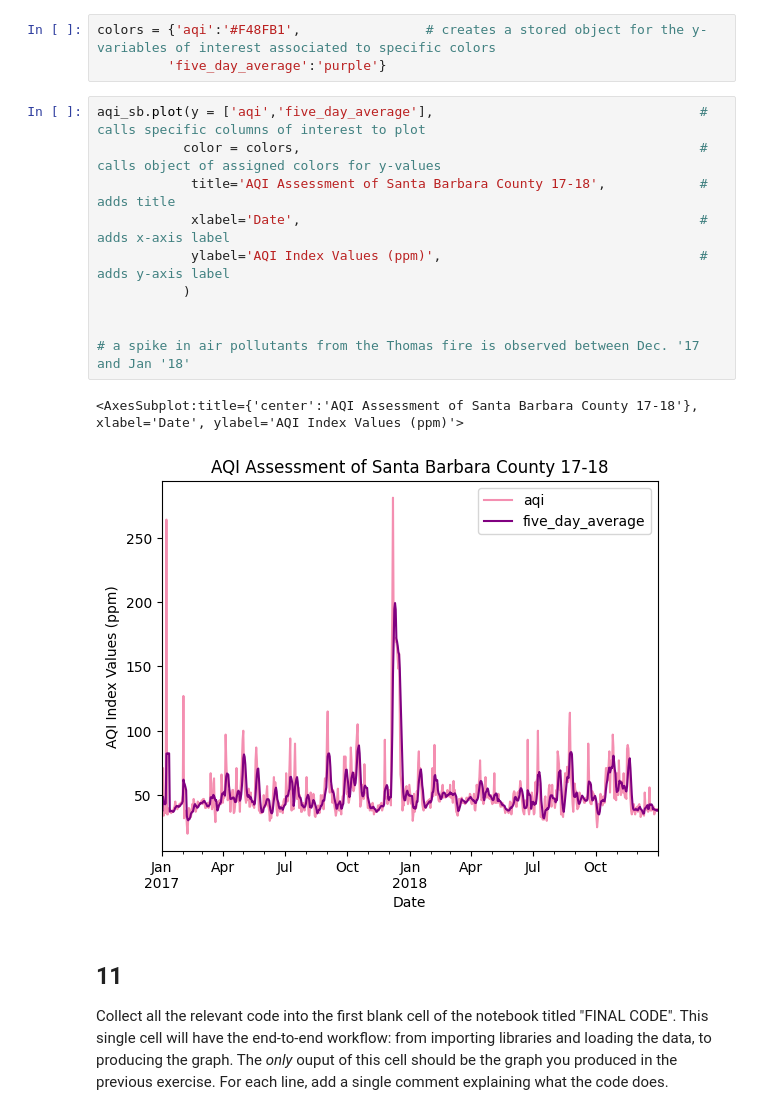
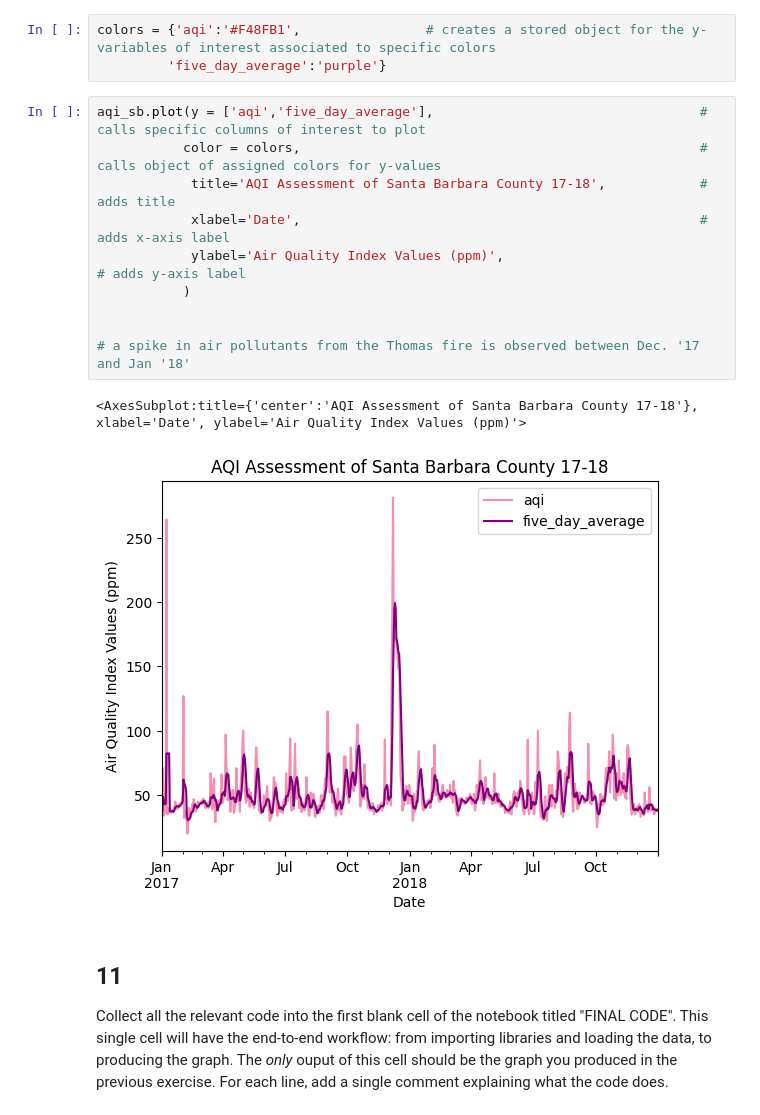
Before and after one commit to saingersoll/eds220-hwk-2, a Jupyter notebook: hwk2-task2-aqi.ipynb, the cells around one changed output. Saved outputs shown, nothing was run; the diff lists cells and outputs as text.

```diff
--- a/hwk2-task2-aqi.ipynb
+++ b/hwk2-task2-aqi.ipynb
@@ -306,16 +306,16 @@ colors = {'aqi':'#F48FB1',                # creates a stored object for the y-va
 # %%
 aqi_sb.plot(y = ['aqi','five_day_average'],                                  # calls specific columns of interest to plot
            color = colors,                                                   # calls object of assigned colors for y-values
             title='AQI Assessment of Santa Barbara County 17-18',            # adds title
             xlabel='Date',                                                   # adds x-axis label
-            ylabel='AQI Index Values (ppm)',                                 # adds y-axis label
+            ylabel='Air Quality Index Values (ppm)',                                 # adds y-axis label
            )
 
 
 # a spike in air pollutants from the Thomas fire is observed between Dec. '17 and Jan '18'
 # %% [output]
-<AxesSubplot:title={'center':'AQI Assessment of Santa Barbara County 17-18'}, xlabel='Date', ylabel='AQI Index Values (ppm)'>
+<AxesSubplot:title={'center':'AQI Assessment of Santa Barbara County 17-18'}, xlabel='Date', ylabel='Air Quality Index Values (ppm)'>
-[figure, old version]
+[figure, new version]
 # %% [markdown]
 ## 11
 
```
Also changed, not shown: parts of 1 cell of this notebook.
